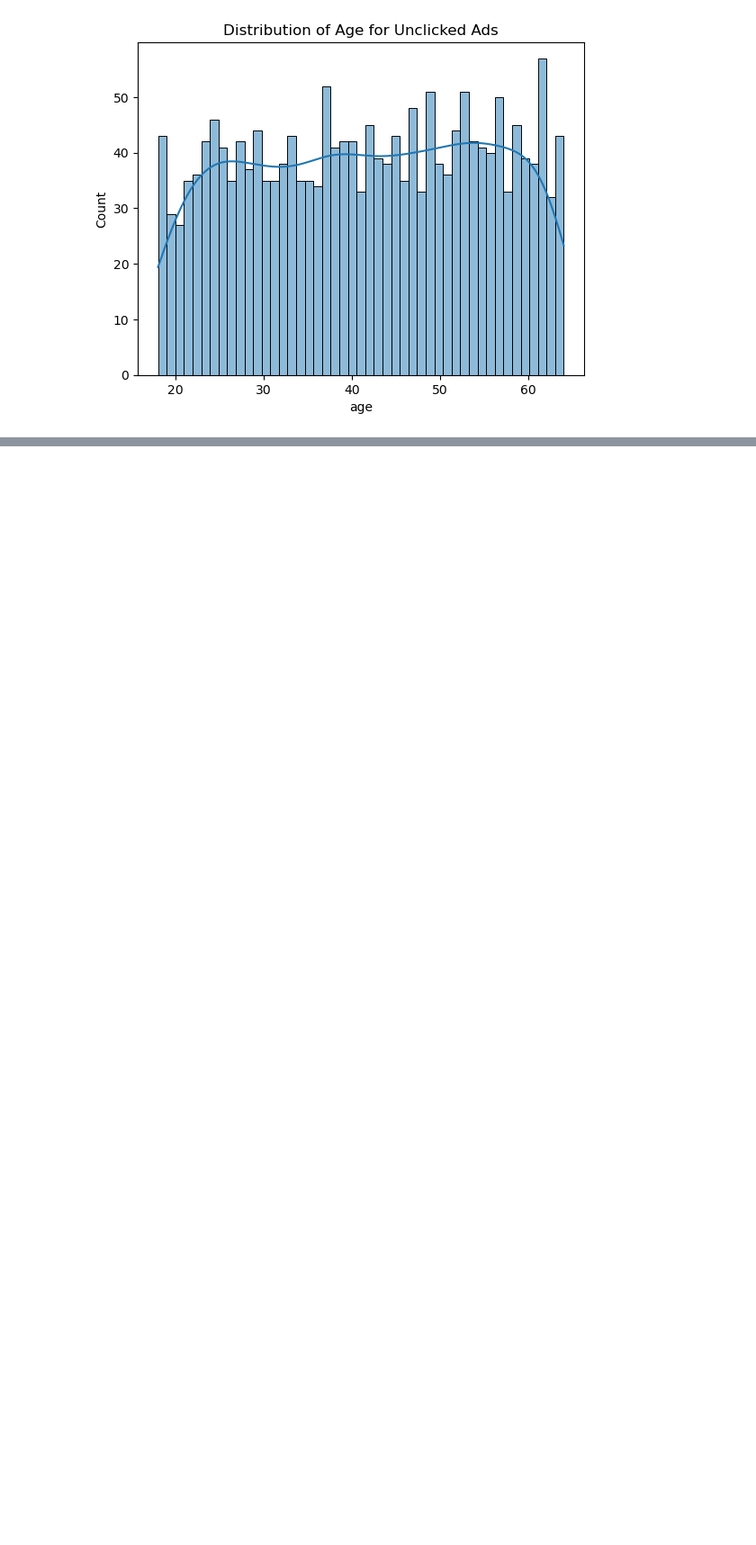
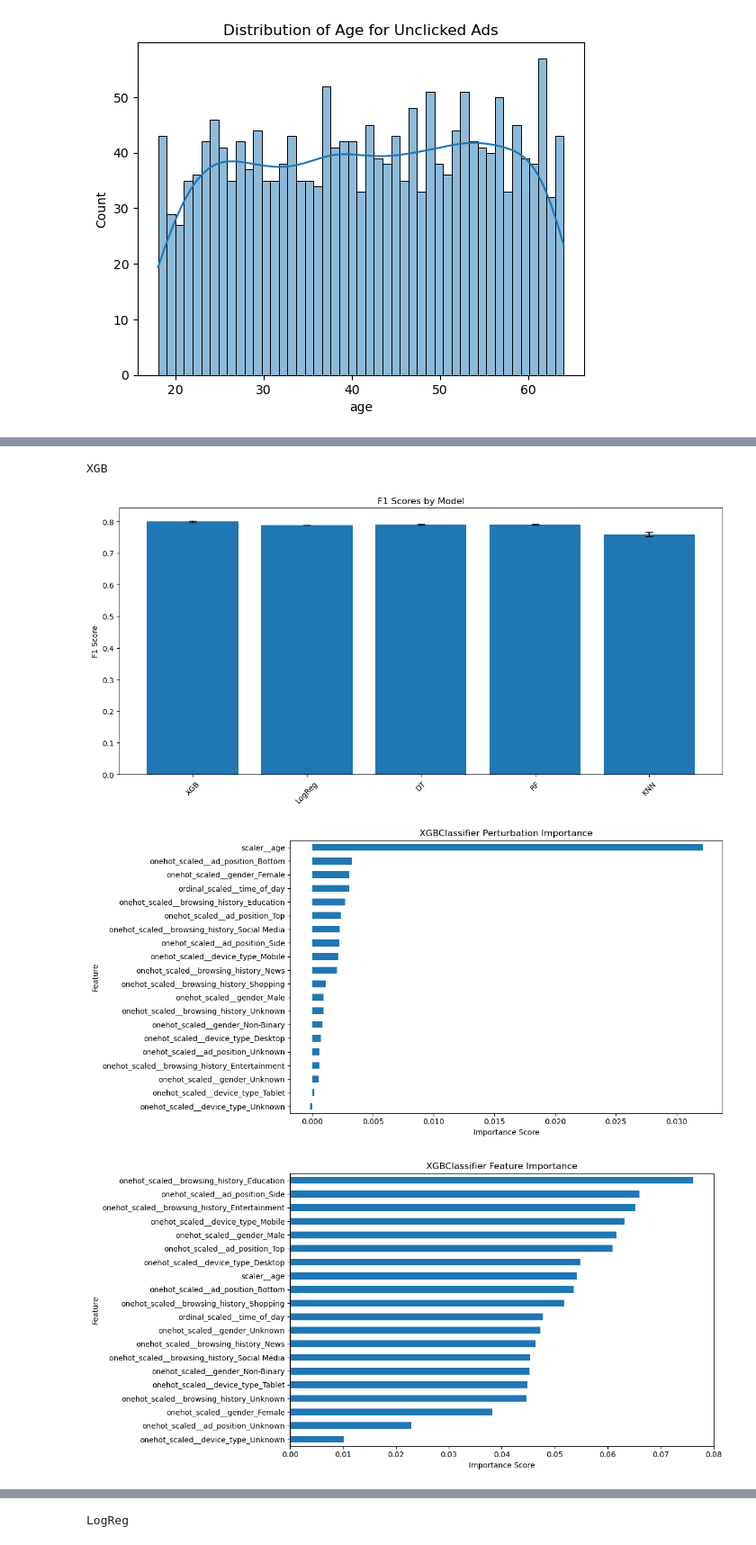
Before and after one commit to ssaxen14/DATA1030Midterm, a Jupyter notebook: Data1030Midterm.ipynb, the cells around one changed output, grey strips where cells are left out. Shown at 90% size. Drawn from its saved outputs; the diff is of its cells as text; code cells hidden in the pictures; blank space fills up the shorter version.

```diff
--- a/Data1030Midterm.ipynb
+++ b/Data1030Midterm.ipynb
@@ -390,0 +769,74 @@ for t in tfs:
+# %%
+import matplotlib.pyplot as plt
+import seaborn as sns
+import numpy as np
+from sklearn.metrics import confusion_matrix, ConfusionMatrixDisplay
+
+def create_model_visualizations(best_performer, importances_dict, conf, X, y, scores, models):
+
+    #Plot F1 Scores
+    plt.figure(figsize=(12, 6))
+    models = list(best_performer.keys())
+    means = [best_performer[model]['mean'] for model in models]
+    stds = [best_performer[model]['std'] for model in models]
+
+    plt.bar(models, means, yerr=stds, capsize=5)
+    plt.title('F1 Scores by Model')
+    plt.ylabel('F1 Score')
+    plt.xticks(rotation=45)
+    plt.savefig('F1 Scores by Model.png', dpi=300)
+    plt.tight_layout()
+
+    # 2. Feature Importance Plots
+    for model_name, importance_df in importances_dict.items():
+        print(model_name)
+        importance_columns = [col for col in importance_df.columns
+                            if any(metric in col for metric in
+                                ['Perturbation', 'SHAP', 'Feature Importance'])]
+
+        for column in importance_columns:
+            # Create a new figure for each plot
+            plt.figure(figsize=(12, 6))
+
+            # Sort and plot the data
+            importance_df[column].sort_values().plot(kind='barh')
+
+            importance_type = column.split(")")[1].strip() if ")" in column else column
+
+            # Set title and labels
+            plt.title(f'{column}')
+            plt.xlabel('Importance Score')
+            plt.tight_layout()
+
+            #uncomment below line to save figures
+            plt.savefig(f"{model_name}_{importance_type.replace(' ', '_')}.png", dpi=300)
+
+            # Show the plot
+            plt.show()
+
+   # 3. Confusion Matrices
+    for model_name in models:
+        y_true = conf[model_name]['true']
+        y_pred = conf[model_name]['pred']
+
+        cm = confusion_matrix(y_true, y_pred)
+
+        plt.figure(figsize=(8, 6))
+        sns.heatmap(cm, annot=True, fmt='d', cmap='Blues')
+        plt.title(f'{model_name} Confusion Matrix')
+        plt.ylabel('True Label')
+        plt.xlabel('Predicted Label')
+        plt.tight_layout()
+
+        plt.savefig(f'{model_name} Confusion Matrix.png', dpi=300)
+
+    plt.show()
+
+
+
+create_model_visualizations(best_performer, importances_dict, conf_matrices, X, y, scores, ["LogReg", "DT", "RF", "XGB", "KNN", "SVC"])
+# %% [output]
+XGB
+[figure, added]
+[figure, added]
+[figure, added]
@@ -390,0 +844 @@ for t in tfs:
+LogReg
```
Also changed, not shown: parts of 25 cells of this notebook, 44 other files.
